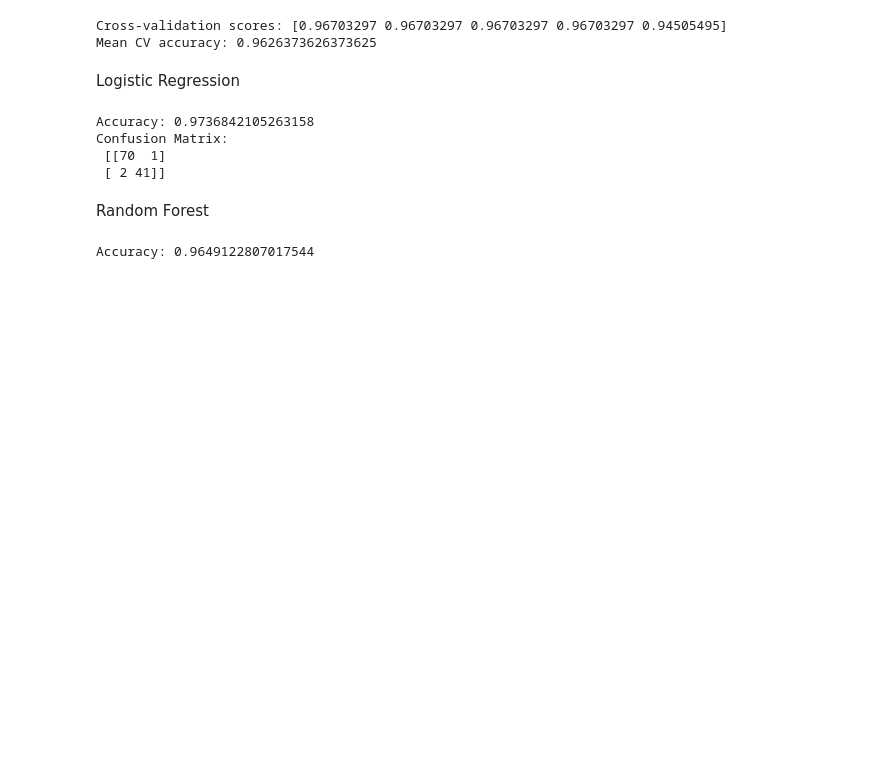
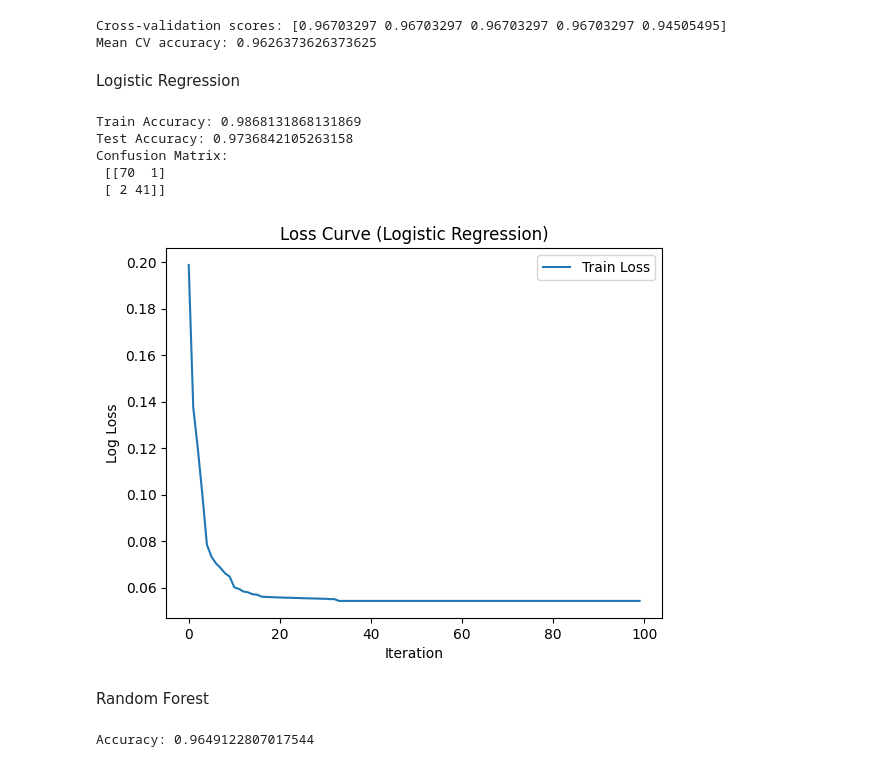
Before and after one commit to AriaLiuUQ/DSCRP_DS4_2_0507_The_Principles_of_Machine_Learning_with_Python, a Jupyter notebook: Code_The_Principles_of_Machine_Learning.ipynb, the cells around one changed output. Drawn from its saved outputs; the diff is of its cells as text; code cells hidden in the pictures; blank space fills up the shorter version.

Commit message:
update train loss and loss curve

```diff
--- a/Code_The_Principles_of_Machine_Learning.ipynb
+++ b/Code_The_Principles_of_Machine_Learning.ipynb
@@ -468,22 +472,66 @@ Cross-validation scores: [0.96703297 0.96703297 0.96703297 0.96703297 0.94505495
 Mean CV accuracy: 0.9626373626373625
 # %% [markdown]
 Logistic Regression
-# %%
-from sklearn.linear_model import LogisticRegression
-log_reg = LogisticRegression()
-log_reg.fit(X_train, y_train)
-
-# Predict
-y_pred = log_reg.predict(X_test)
-
-# Evaluate
-print("Accuracy:", accuracy_score(y_test, y_pred))
-print("Confusion Matrix:\n", confusion_matrix(y_test, y_pred))
-# %% [output]
-Accuracy: 0.9736842105263158
-Confusion Matrix:
- [[70  1]
- [ 2 41]]
+# %%
+from sklearn.linear_model import LogisticRegression
+from sklearn.metrics import accuracy_score, confusion_matrix, log_loss
+
+# Train model
+log_reg = LogisticRegression(max_iter=1000)
+log_reg.fit(X_train, y_train)
+
+# Predictions
+y_train_pred = log_reg.predict(X_train)
+y_test_pred = log_reg.predict(X_test)
+
+# Probabilities (needed for loss)
+y_train_prob = log_reg.predict_proba(X_train)
+y_test_prob = log_reg.predict_proba(X_test)
+
+# Metrics
+train_acc = accuracy_score(y_train, y_train_pred)
+test_acc = accuracy_score(y_test, y_test_pred)
+
+train_loss = log_loss(y_train, y_train_prob)
+test_loss = log_loss(y_test, y_test_prob)
+
+# Print results
+print("Train Accuracy:", train_acc)
+print("Test Accuracy:", test_acc)
+print("Confusion Matrix:\n", confusion_matrix(y_test, y_test_pred))
+# %% [output]
+Train Accuracy: 0.9868131868131869
+Test Accuracy: 0.9736842105263158
+Confusion Matrix:
+ [[70  1]
+ [ 2 41]]
+# %%
+import matplotlib.pyplot as plt
+import warnings
+from sklearn.exceptions import ConvergenceWarning
+
+warnings.filterwarnings("ignore", category=ConvergenceWarning)
+train_losses = []
+test_losses = []
+
+log_reg = LogisticRegression(max_iter=1, warm_start=True, solver="lbfgs")
+
+for i in range(1, 101):
+    log_reg.fit(X_train, y_train)
+
+    y_train_prob = log_reg.predict_proba(X_train)
+
+    train_losses.append(log_loss(y_train, y_train_prob))
+
+# Plot
+plt.plot(train_losses, label="Train Loss")
+plt.xlabel("Iteration")
+plt.ylabel("Log Loss")
+plt.title("Loss Curve (Logistic Regression)")
+plt.legend()
+plt.show()
+# %% [output]
+[figure, added]
 # %% [markdown]
 Random Forest
 # %%
```
Also changed, not shown: parts of 2 cells of this notebook.
